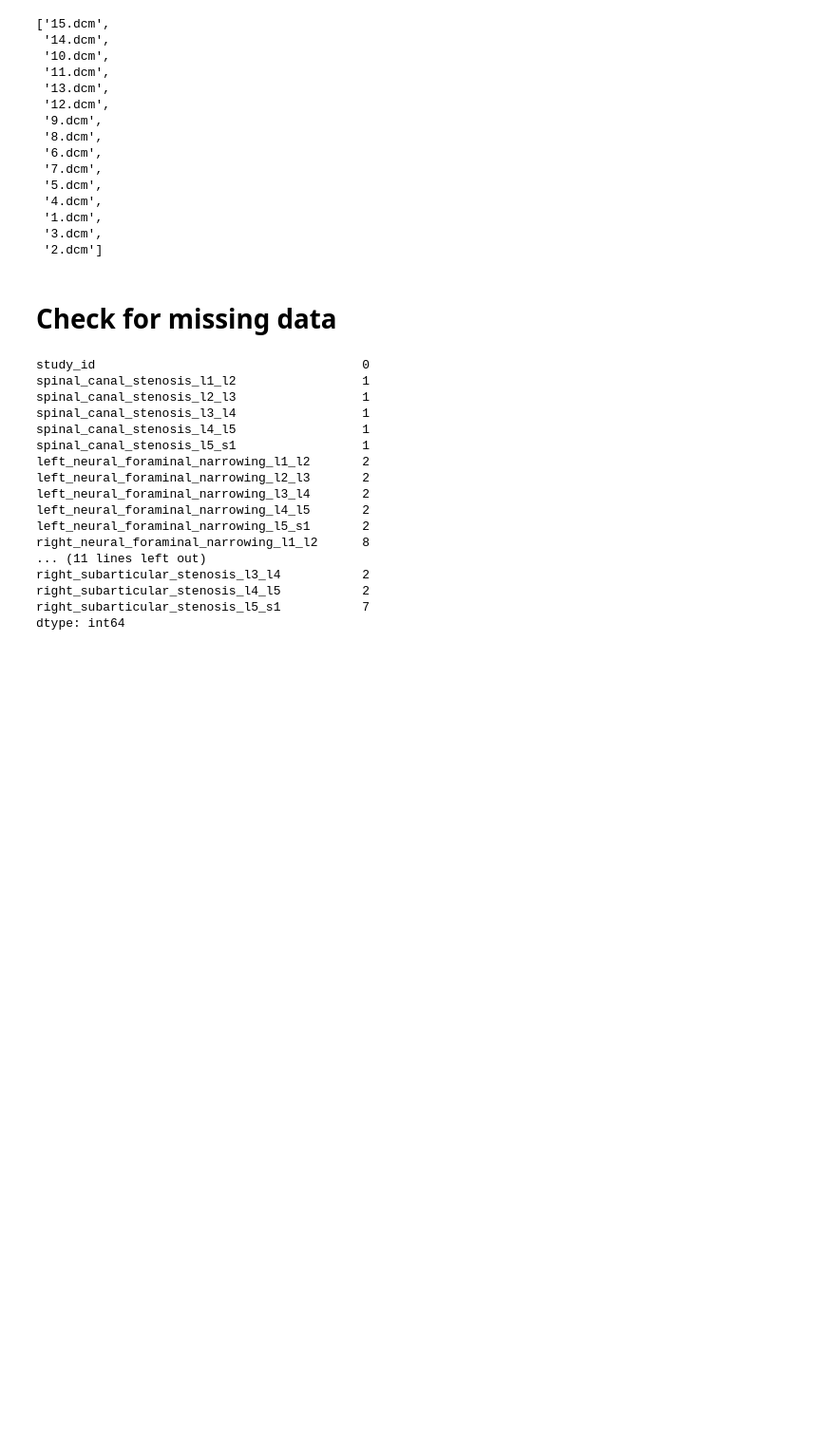
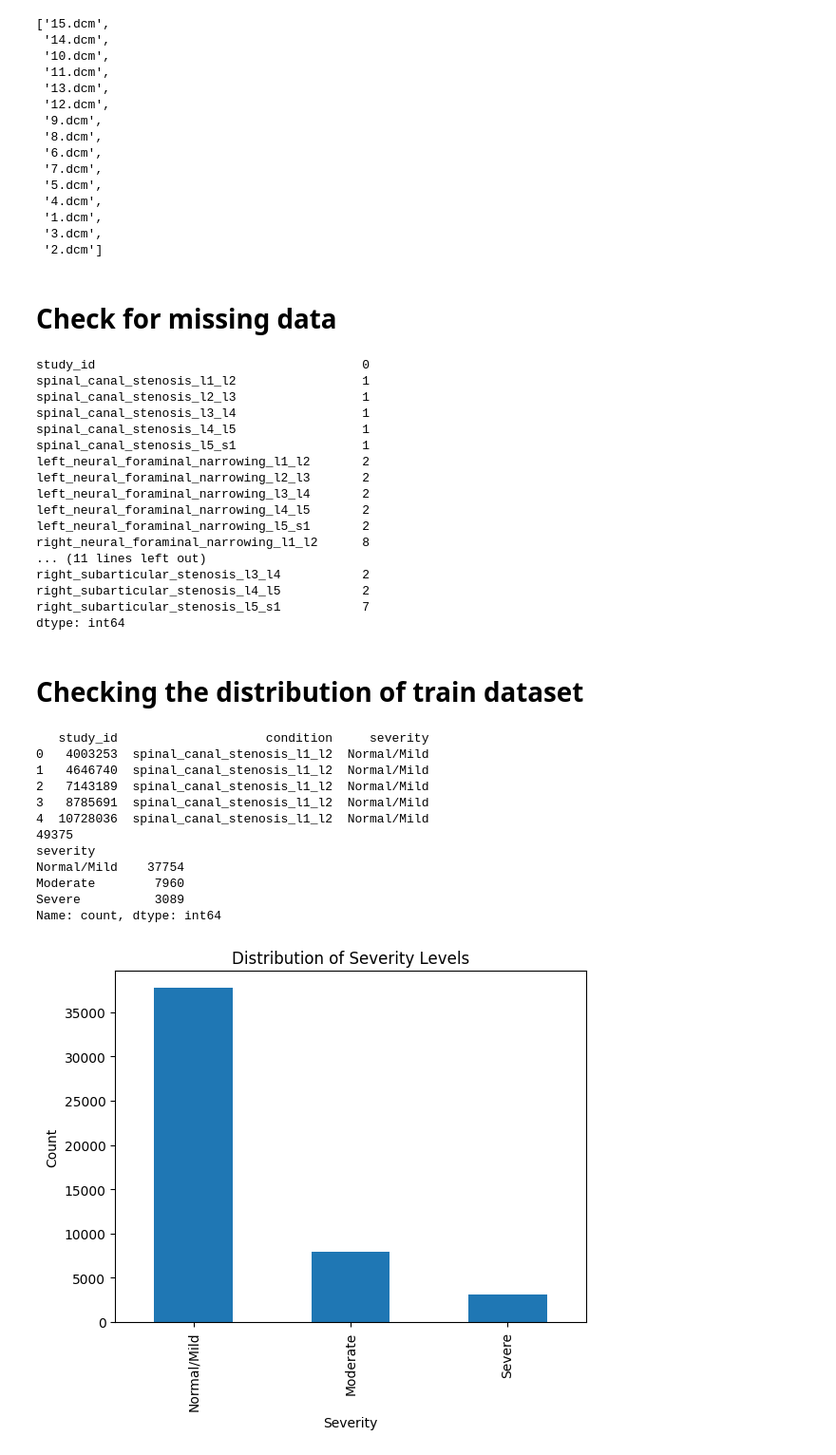
Before and after one commit to SRshohan/Research_lumber_spine, a Jupyter notebook: rsna-draw-image-original-and-with-label.ipynb, the cells around one changed output. Shown at 95% size. Drawn from its saved outputs; the diff is of its cells as text; code cells hidden in the pictures; blank space fills up the shorter version.

```diff
--- a/rsna-draw-image-original-and-with-label.ipynb
+++ b/rsna-draw-image-original-and-with-label.ipynb
@@ -189,3 +189,57 @@ right_subarticular_stenosis_l3_l4           2
 right_subarticular_stenosis_l4_l5           2
 right_subarticular_stenosis_l5_s1           7
 dtype: int64
+# %% [markdown]
+# Checking the distribution of train dataset
+# %%
+df = pd.read_csv(f"{INPUT_DIR}/train.csv")
+
+
+df_melted = pd.melt(df,
+                    id_vars=['study_id'],
+                    value_vars=[
+                        'spinal_canal_stenosis_l1_l2', 'spinal_canal_stenosis_l2_l3', 'spinal_canal_stenosis_l3_l4',
+                        'spinal_canal_stenosis_l4_l5', 'spinal_canal_stenosis_l5_s1', 'left_neural_foraminal_narrowing_l1_l2',
+                        'left_neural_foraminal_narrowing_l2_l3', 'left_neural_foraminal_narrowing_l3_l4',
+                        'left_neural_foraminal_narrowing_l4_l5', 'left_neural_foraminal_narrowing_l5_s1',
+                        'right_neural_foraminal_narrowing_l1_l2', 'right_neural_foraminal_narrowing_l2_l3',
+                        'right_neural_foraminal_narrowing_l3_l4', 'right_neural_foraminal_narrowing_l4_l5',
+                        'right_neural_foraminal_narrowing_l5_s1', 'left_subarticular_stenosis_l1_l2',
+                        'left_subarticular_stenosis_l2_l3', 'left_subarticular_stenosis_l3_l4',
+                        'left_subarticular_stenosis_l4_l5', 'left_subarticular_stenosis_l5_s1',
+                        'right_subarticular_stenosis_l1_l2', 'right_subarticular_stenosis_l2_l3',
+                        'right_subarticular_stenosis_l3_l4', 'right_subarticular_stenosis_l4_l5',
+                        'right_subarticular_stenosis_l5_s1'
+                    ],
+                    var_name='condition',
+                    value_name='severity')
+
+print(df_melted.head())
+print(len(df_melted))
+
+# Check the distribution of severity levels
+severity_counts = df_melted['severity'].value_counts()
+print(severity_counts)
+
+# Plot the distribution for better visualization
+import matplotlib.pyplot as plt
+
+severity_counts.plot(kind='bar')
+plt.title('Distribution of Severity Levels')
+plt.xlabel('Severity')
+plt.ylabel('Count')
+plt.show()
+# %% [output]
+   study_id                    condition     severity
+0   4003253  spinal_canal_stenosis_l1_l2  Normal/Mild
+1   4646740  spinal_canal_stenosis_l1_l2  Normal/Mild
+2   7143189  spinal_canal_stenosis_l1_l2  Normal/Mild
+3   8785691  spinal_canal_stenosis_l1_l2  Normal/Mild
+4  10728036  spinal_canal_stenosis_l1_l2  Normal/Mild
+49375
+severity
+Normal/Mild    37754
+Moderate        7960
+Severe          3089
+Name: count, dtype: int64
+[figure, added]
```
Also changed, not shown: 1 other file.
